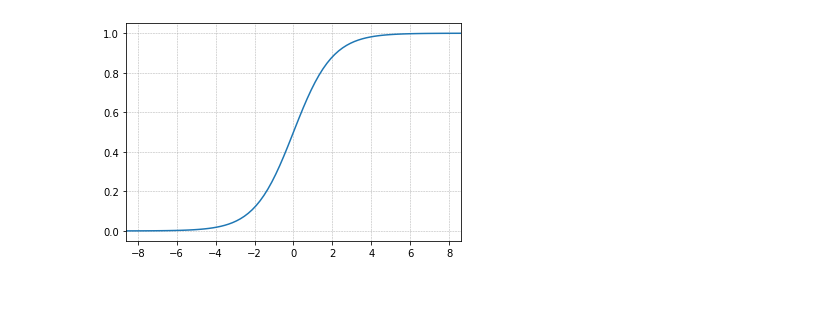
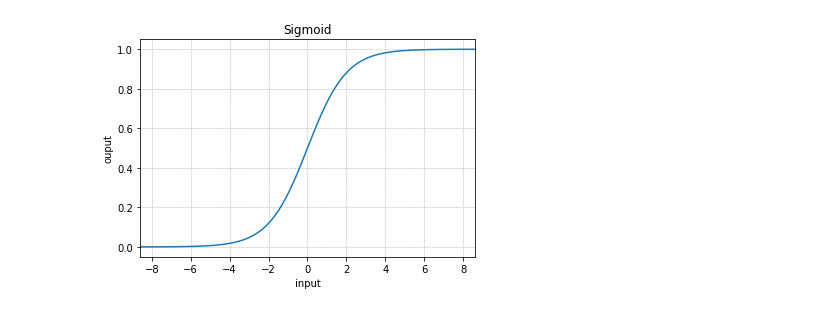
Before and after one commit to imyutaro/fm, a Jupyter notebook: plot_graph.ipynb, the cells around one changed output. Drawn from its saved outputs; the diff is of its cells as text; code cells hidden in the pictures.

```diff
--- a/plot_graph.ipynb
+++ b/plot_graph.ipynb
@@ -22,10 +39,12 @@ plt.savefig("./img/neg_ln_sig.png", dpi=600)
 # %%
 x = np.linspace(-10, 10, 100)
 y  = sigmoid(x)
 plt.grid(linestyle='--', linewidth=0.5)
 plt.xlim(-8.6, 8.6)
-# plt.ylim(-0.5, 6.9)
+plt.xlabel("input")
+plt.ylabel("ouput")
+plt.title("Sigmoid")
 plt.plot(x, y)
 plt.savefig("./img/sig.png", dpi=600)
 # %% [output]
-[figure, old version]
+[figure, new version]
```
Also changed, not shown: parts of 34 cells of this notebook, 2 other files.
